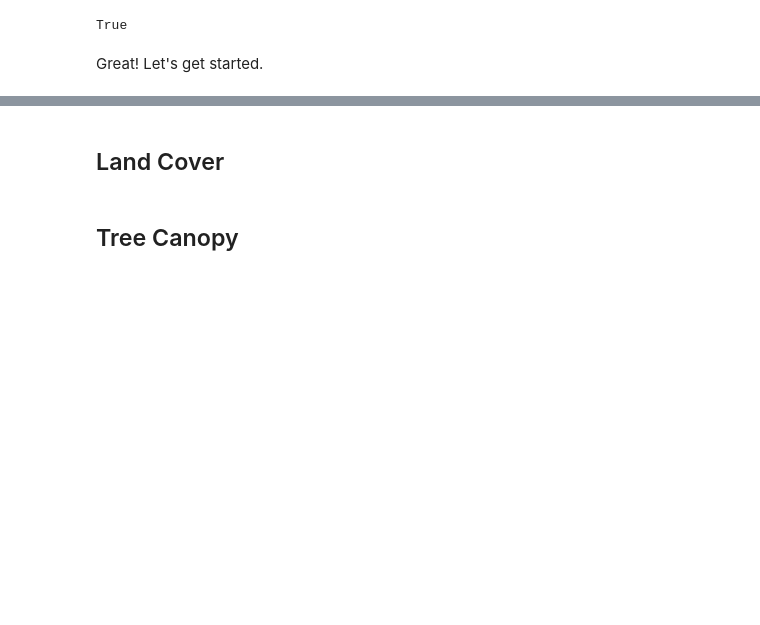
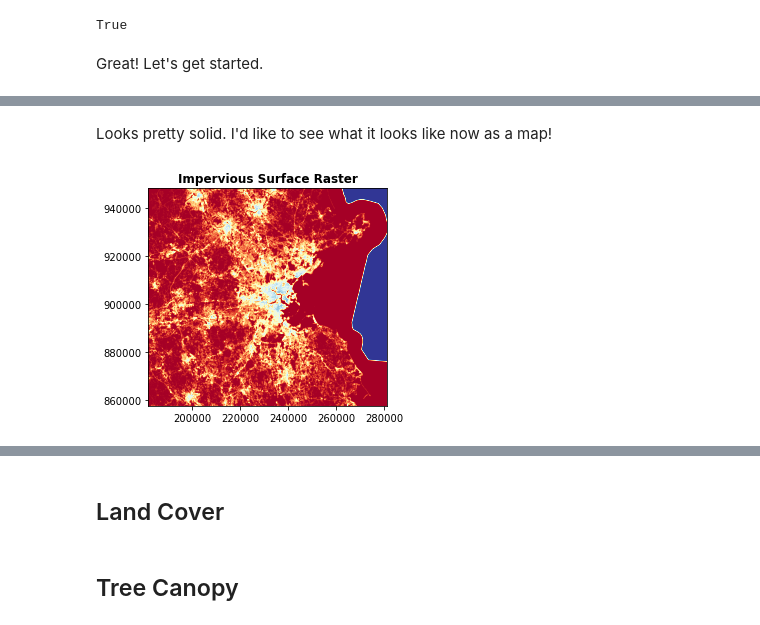
Before and after one commit to krowe42/FinalProject-LivingDecisions, a Jupyter notebook: Rowe-LivingDecisions.ipynb, the cells around one changed output, grey strips where cells are left out. Drawn from its saved outputs; the diff is of its cells as text; code cells hidden in the pictures; blank space fills up the shorter version.

```diff
--- a/Rowe-LivingDecisions.ipynb
+++ b/Rowe-LivingDecisions.ipynb
@@ -84,7 +84,7 @@ with rasterio.open('data/raster/NLCD/NLCD_2016_Impervious_Boston.tif') as raster
     shape = raster.shape
     transform = raster.transform
     res = raster.res
-    landcover = raster.read(1)
+    impervious = raster.read(1)
 # %% [markdown]
 Great! Let's get started.
 # %% [markdown]
@@ -93,0 +116,7 @@ I loaded the landcover raster above, so let's actually check that metadata and t
+# %% [markdown]
+Looks pretty solid. I'd like to see what it looks like now as a map!
+# %%
+show(impervious, title="Impervious Surface Raster", transform=transform, cmap='RdYlBu')
+plt.show()
+# %% [output]
+[figure, added]
```
Also changed, not shown: parts of 6 cells of this notebook.
